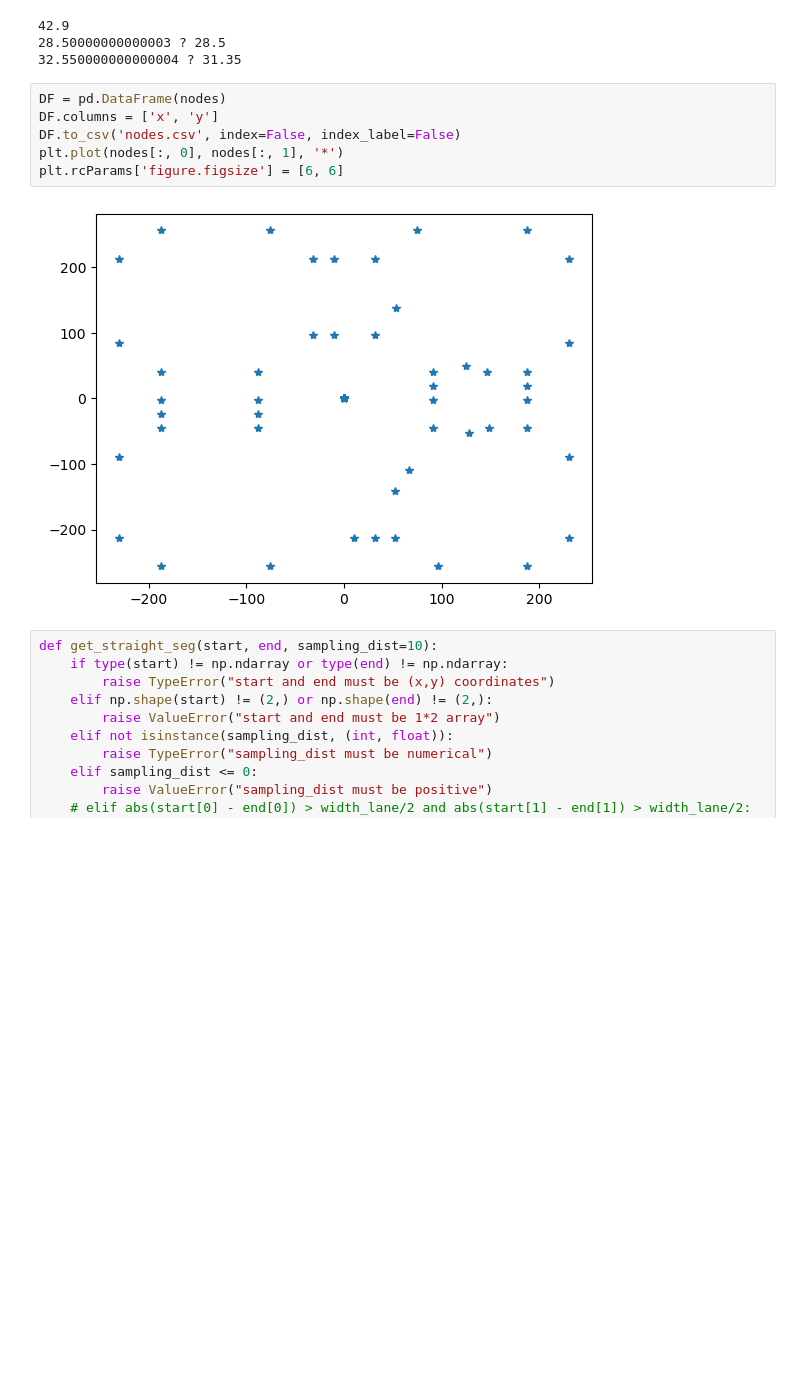
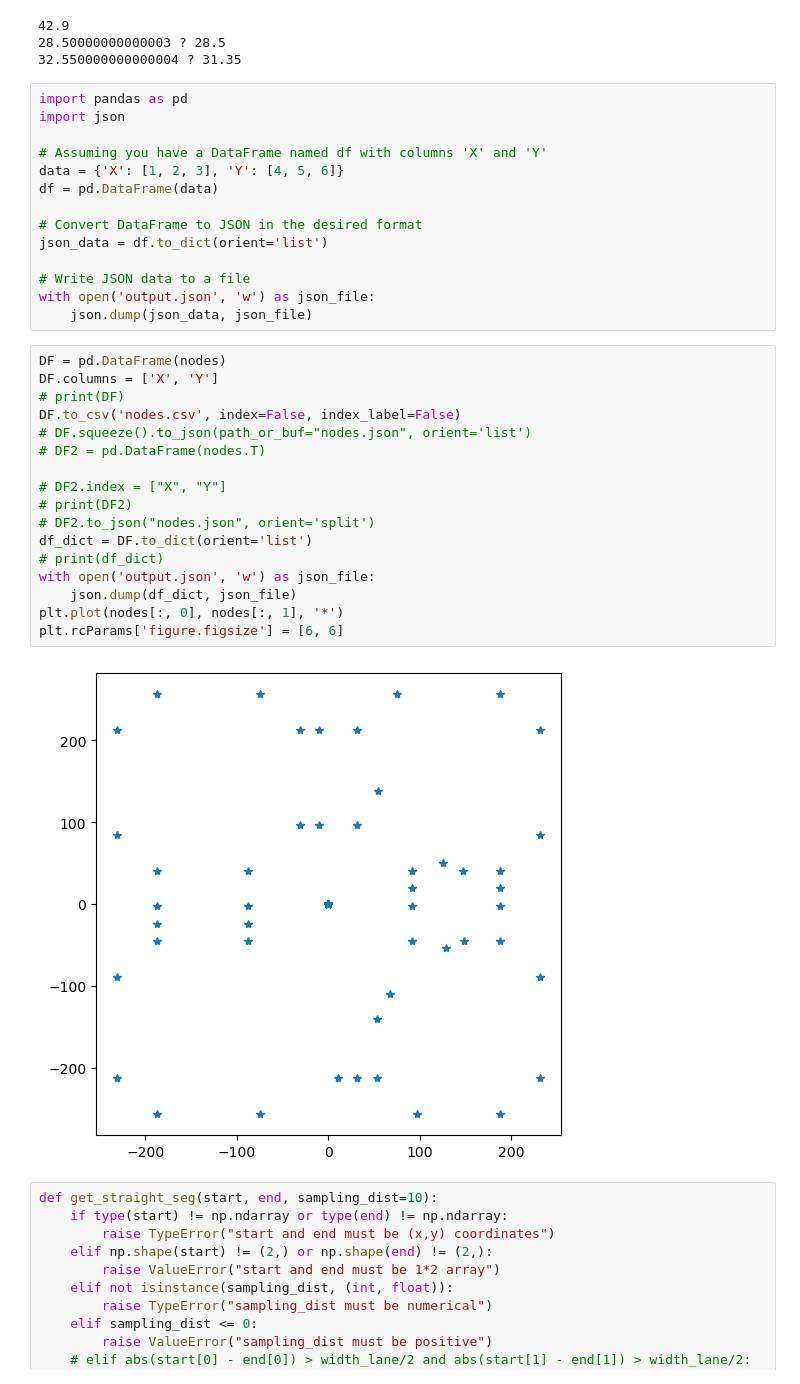
Before and after one commit to andy-wqfang/CIS_waypoint, a Jupyter notebook: src/mpc_package/lanes/generate.ipynb, the cells around one changed output. Drawn from its saved outputs; the diff is of its cells as text; blank space fills up the shorter version.

Commit message:
added .json waypoints

```diff
--- a/src/mpc_package/lanes/generate.ipynb
+++ b/src/mpc_package/lanes/generate.ipynb
@@ -109,14 +109,39 @@ print(nodes[50][0] - width_lane, "?", nodes[13][0])
 42.9
 28.50000000000003 ? 28.5
 32.550000000000004 ? 31.35
+# %%
+import pandas as pd
+import json
+
+# Assuming you have a DataFrame named df with columns 'X' and 'Y'
+data = {'X': [1, 2, 3], 'Y': [4, 5, 6]}
+df = pd.DataFrame(data)
+
+# Convert DataFrame to JSON in the desired format
+json_data = df.to_dict(orient='list')
+
+# Write JSON data to a file
+with open('output.json', 'w') as json_file:
+    json.dump(json_data, json_file)
 # %%
 DF = pd.DataFrame(nodes)
-DF.columns = ['x', 'y']
+DF.columns = ['X', 'Y']
+# print(DF)
 DF.to_csv('nodes.csv', index=False, index_label=False)
+# DF.squeeze().to_json(path_or_buf="nodes.json", orient='list')
+# DF2 = pd.DataFrame(nodes.T)
+
+# DF2.index = ["X", "Y"]
+# print(DF2)
+# DF2.to_json("nodes.json", orient='split')
+df_dict = DF.to_dict(orient='list')
+# print(df_dict)
+with open('output.json', 'w') as json_file:
+    json.dump(df_dict, json_file)
 plt.plot(nodes[:, 0], nodes[:, 1], '*')
 plt.rcParams['figure.figsize'] = [6, 6]
 # %% [output]
-[figure, old version]
+[figure, new version]
 # %%
 def get_straight_seg(start, end, sampling_dist=10):
     if type(start) != np.ndarray or type(end) != np.ndarray:
```
Also changed, not shown: parts of 2 cells of this notebook, 49 other files.
